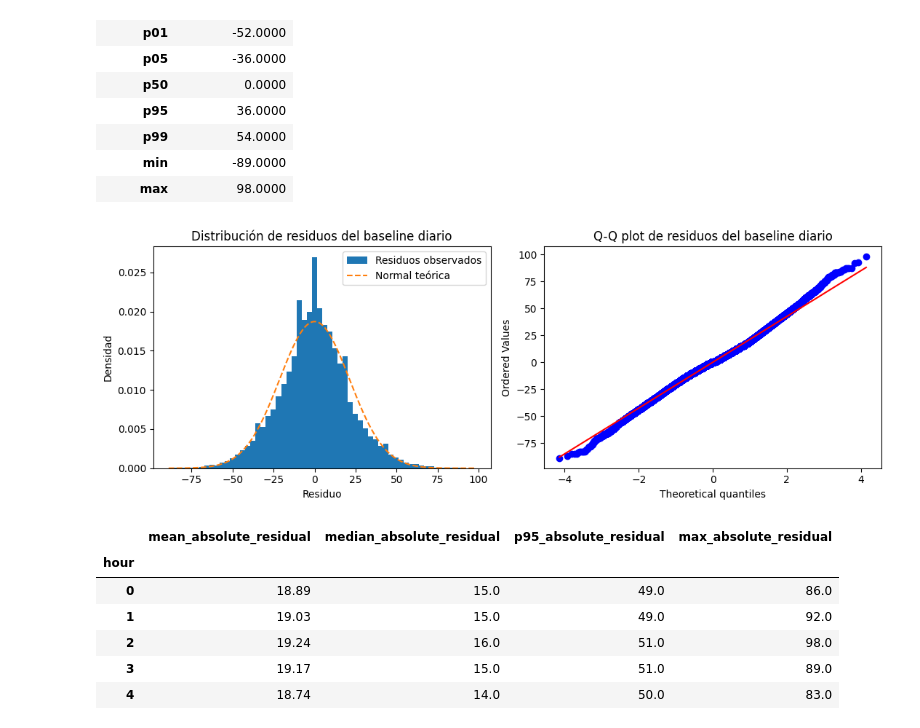
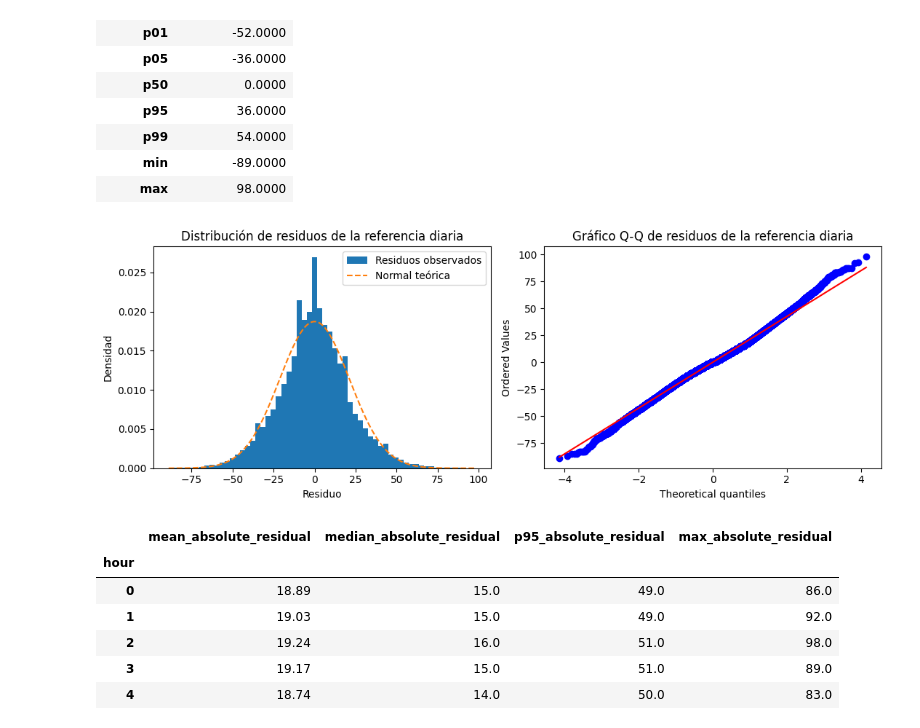
Before and after one commit to hipenation2142/trabajo, a Jupyter notebook: notebooks/01_eda_o3.ipynb, the cells around one changed output. Cells and saved outputs as stored; diff of their text form; code cells hidden in the pictures.

```diff
--- a/notebooks/01_eda_o3.ipynb
+++ b/notebooks/01_eda_o3.ipynb
@@ -1746,9 +1800,7 @@ residual_summary.to_csv(
 | min | -89.0000 |
 | max | 98.0000 |
 # %%
-# Se analiza si los residuos del baseline diario se parecen a una distribución normal.
-# Esta comprobación es útil porque muchos intervalos paramétricos clásicos dependen
-# de supuestos de normalidad que podrían no cumplirse en una serie ambiental como el O3.
+# Se dibuja la distribución de residuos de la referencia diaria y su gráfico Q-Q.
 
 residuals_lag_24 = baseline_eval_df["residual_lag_24"].dropna()
 
@@ -1764,34 +1816,34 @@ x_values = np.linspace(
 
 normal_density = stats.norm.pdf(
     x_values,
     loc=residuals_lag_24.mean(),
     scale=residuals_lag_24.std(),
 )
 
 axes[0].plot(
     x_values,
     normal_density,
     linestyle="--",
     label="Normal teórica",
 )
 
-axes[0].set_title("Distribución de residuos del baseline diario")
+axes[0].set_title("Distribución de residuos de la referencia diaria")
 axes[0].set_xlabel("Residuo")
 axes[0].set_ylabel("Densidad")
 axes[0].legend()
 
 stats.probplot(residuals_lag_24, dist="norm", plot=axes[1])
-axes[1].set_title("Q-Q plot de residuos del baseline diario")
+axes[1].set_title("Gráfico Q-Q de residuos de la referencia diaria")
 
 fig.tight_layout()
 
 fig.savefig(
     FIGURES_GENERATED_DIR / "eda_seasonal_naive_residuals_normality.png",
     dpi=150,
     bbox_inches="tight",
 )
 
 plt.show()
 # %% [output]
-[figure, old version]
+[figure, new version]
 # %%
```
Also changed, not shown: parts of 35 cells of this notebook, 4 other files.
